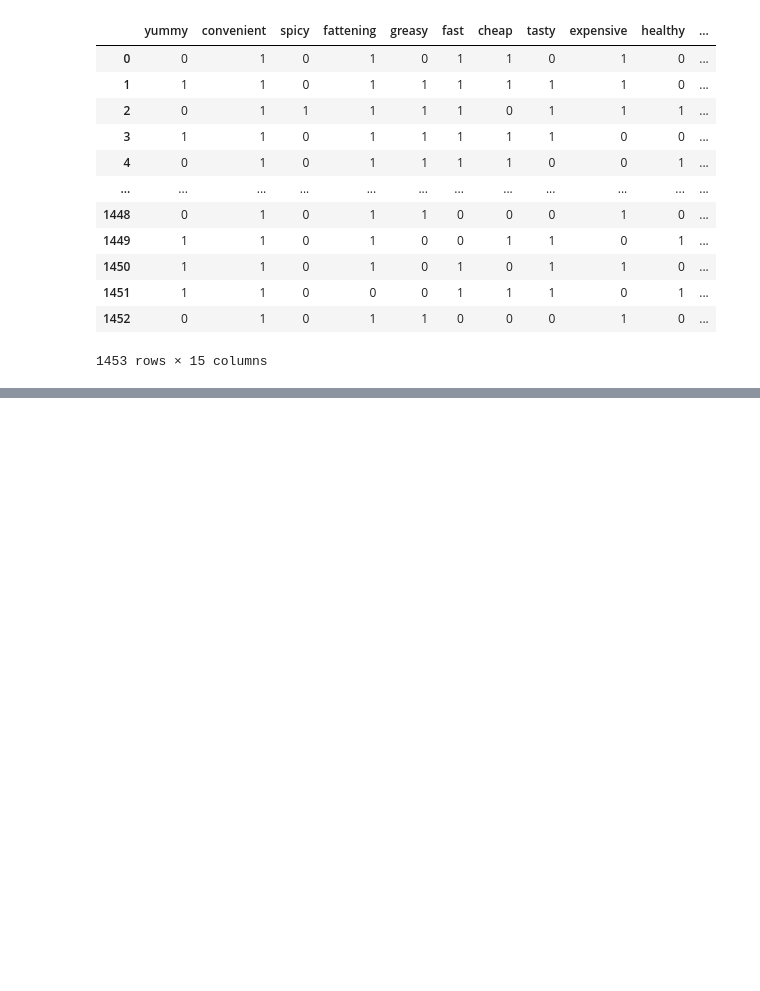
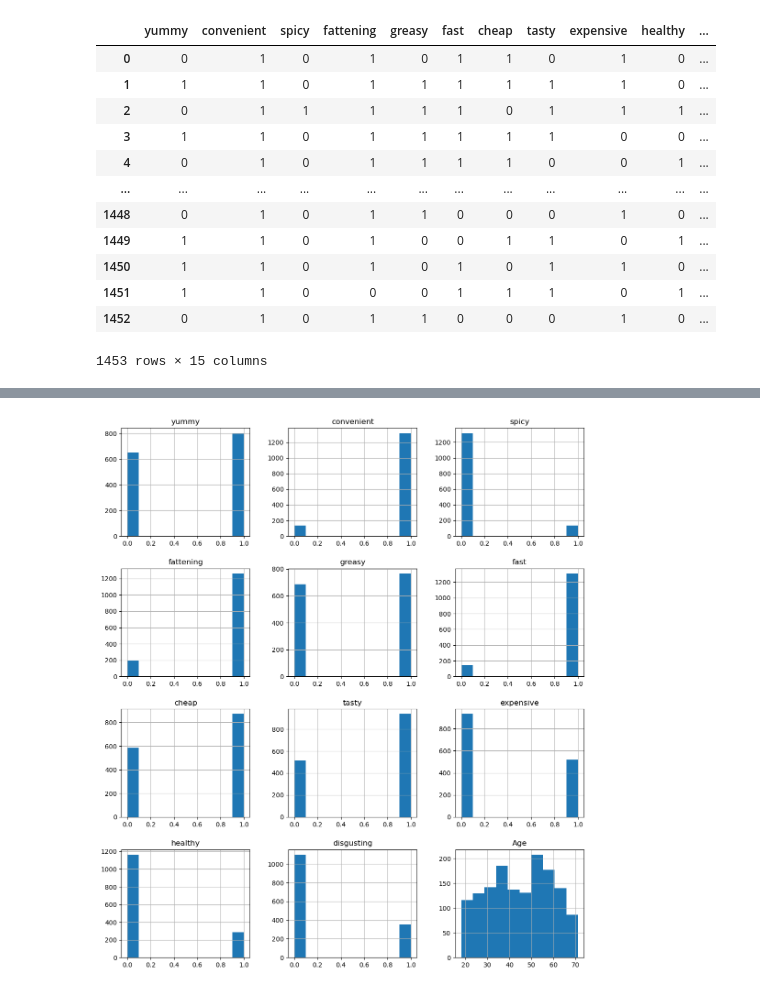
Before and after one commit to rohith4088/EV_SEGMENTATION, a Jupyter notebook: mcdolnads.ipynb, the cells around one changed output, grey strips where cells are left out. Saved outputs shown, nothing was run; the diff lists cells and outputs as text; code cells hidden in the pictures; blank space fills up the shorter version.

```diff
--- a/mcdolnads.ipynb
+++ b/mcdolnads.ipynb
@@ -108,0 +118,7 @@ df
+# %%
+#plotting histograms for each attribute"
+plt.rcParams['figure.figsize'] = (13,15) #ecparams is used to customisation
+df.hist()
+plt.show()
+# %% [output]
+[figure, added]
```
Also changed, not shown: parts of 13 cells of this notebook, 1 other file.
